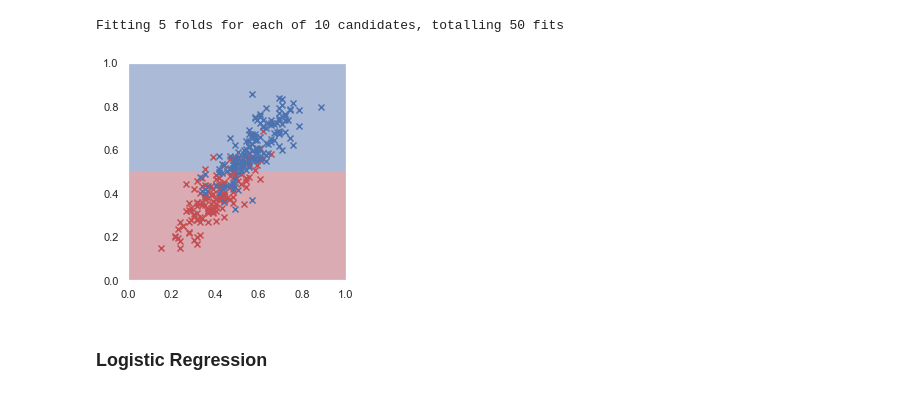
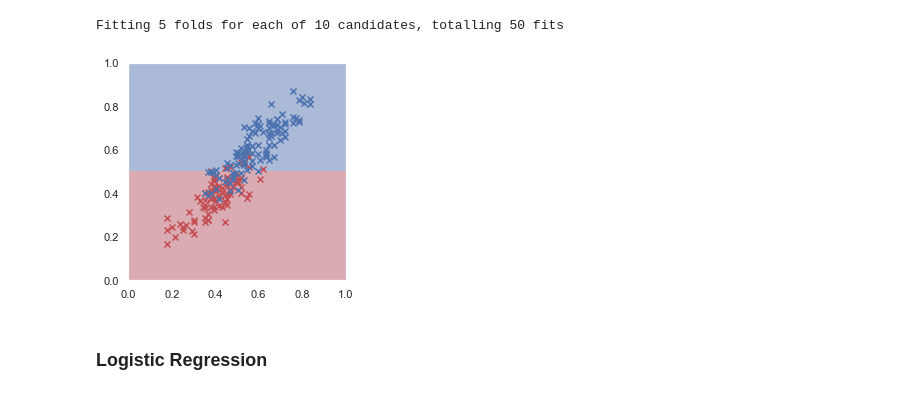
Before and after one commit to rmanaem/esports-prediction, a Jupyter notebook: src/training.ipynb, the cells around one changed output. Saved outputs shown, nothing was run; the diff lists cells and outputs as text; code cells hidden in the pictures.

```diff
--- a/src/training.ipynb
+++ b/src/training.ipynb
@@ -179,10 +179,10 @@ ab = rand_param_search(X_trn, y_trn, ab, param_grid)
 # %% [output]
 Fitting 5 folds for each of 10 candidates, totalling 50 fits
 # %%
-plot_data(X_trn[index], y_trn[index])
+plot_data(X_trn[indices], y_trn[indices])
 plot_rf_prediction(ab.best_estimator_)
 # %% [output]
-[figure, old version]
+[figure, new version]
 # %% [markdown]
 ### Logistic Regression
 # %%
```
Also changed, not shown: parts of 23 cells of this notebook.
